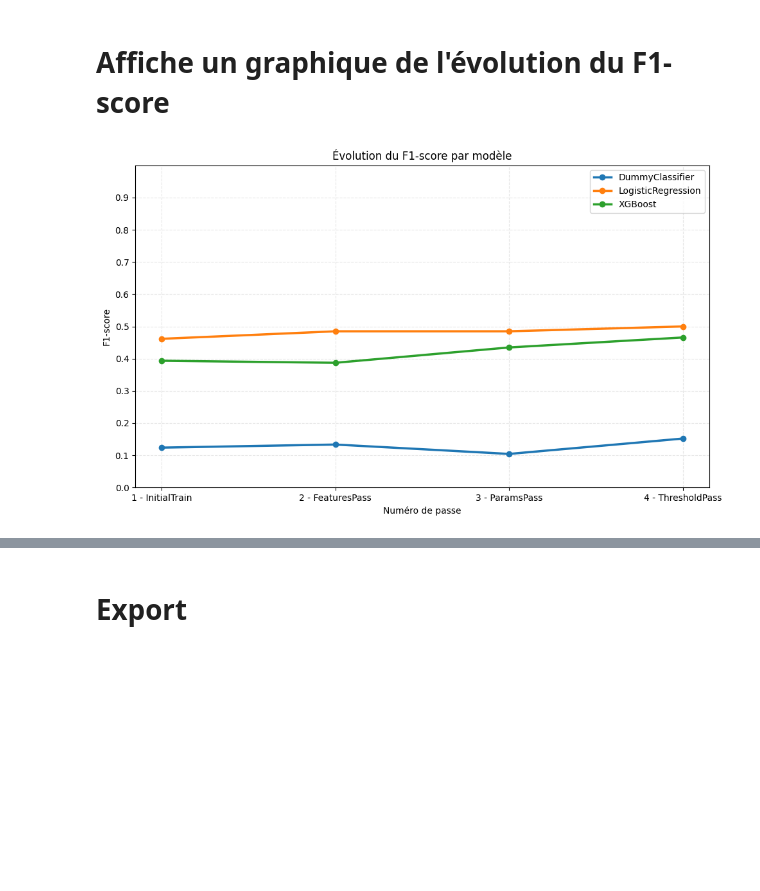
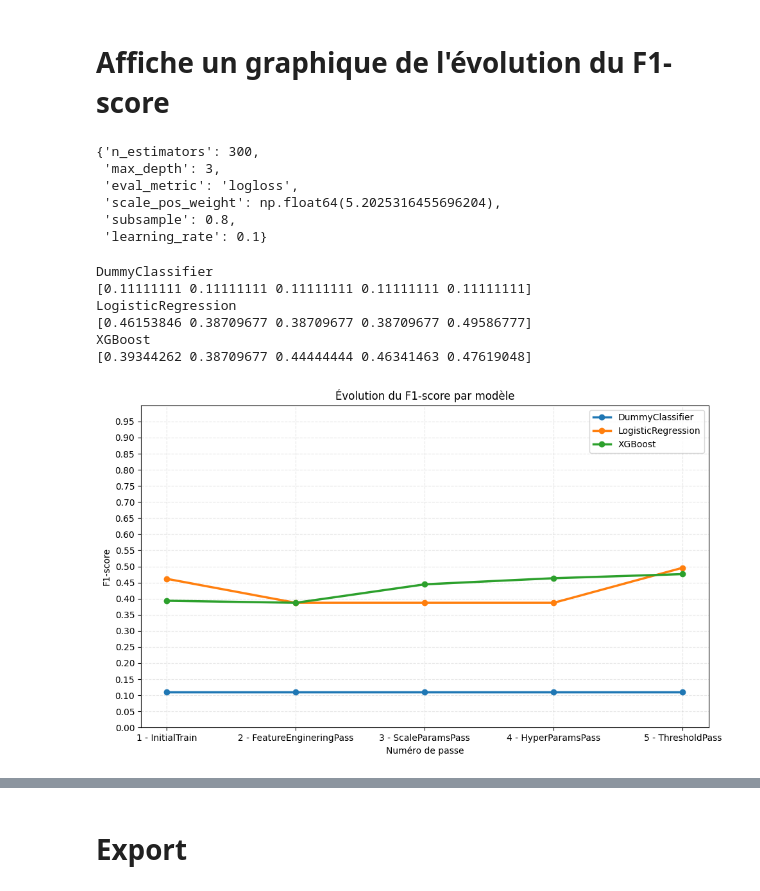
Before and after one commit to Ace4teaM/OCR-NovaTech, a Jupyter notebook: 3.modelisations.ipynb, the cells around one changed output, grey strips where cells are left out. Saved outputs shown, nothing was run; the diff lists cells and outputs as text; code cells hidden in the pictures; blank space fills up the shorter version.

```diff
--- a/3.modelisations.ipynb
+++ b/3.modelisations.ipynb
@@ -223,7 +225,6 @@ def entrainement_model(model_name: str, params, threshold, pred_test = True):
             "precision": precision_score(y_test, y_pred),
             "recall": recall_score(y_test, y_pred),
             "f1": f1_score(y_test, y_pred),
-            "r2": r2_score(y_test, y_pred),
             "auc" : roc_auc_score(y_test, y_proba),
             "y_proba" : y_proba,
             "y_pred" : y_pred,
@@ -248,7 +249,6 @@ def entrainement_model(model_name: str, params, threshold, pred_test = True):
         "precision": precision_score(y_train, y_pred_train),
         "recall": recall_score(y_train, y_pred_train),
         "f1": f1_score(y_train, y_pred_train),
-        "r2": r2_score(y_train, y_pred_train),
         "auc" : roc_auc_score(y_train, y_proba_train),
         "y_proba" : y_proba_train,
         "y_pred" : y_pred_train,
@@ -506,10 +507,12 @@ Si non, vérifier:
 * qualité des variables explicatives
 * surapprentissage ?
 # %%
-results = cross_validate("XGBoost", BaseTrain.XGBoostParams)
+if BaseTrain.threshold["XGBoost"] != 0.5:
+    raise RuntimeError("Pour comparer le recall de cross_validate avec le model, ce dernier doit utiliser un seuil de 0.5")
+
+results = cross_validate("XGBoost", BaseTrain.Params["XGBoost"]) # seuil implicite = 0.5
 
 result = next((x for x in passInst.results_list if x["model"] == "XGBoost"), None)
 
-print("recall score actuel:", result["recall"])
 print_split_distribution([results | result])
 # %% [output]
@@ -708,0 +754,31 @@ class GroupFeaturesPass(BaseTrain):
+# %%
+from sklearn.model_selection import GridSearchCV
+from xgboost import XGBClassifier
+
+run = False # executé 1 fois pour info
+
+if run:
+
+    model = XGBClassifier()
+
+    param_grid = {
+        "max_depth": [3, 5],
+        "n_estimators": [100, 300],
+        "learning_rate": [0.05, 0.1],
+        "subsample": [0.8, 1.0],
+        "reg_lambda": [1, 5],
+        "reg_alpha": [0, 1],
+        "colsample_bytree": [0.8, 1.0],
+        "min_child_weight": [1, 5]
+    }
+
+    grid = GridSearchCV(
+        estimator=model,
+        param_grid=param_grid,
+        scoring="f1",
+        cv=5,
+        n_jobs=-1,
+        verbose=1
+    )
+
+    grid.fit(X_train, y_train)
@@ -788,5 +939,14 @@ AUC
 # %% [markdown]
 # Affiche un graphique de l'évolution du F1-score
+# %%
+display(BaseTrain.Params["XGBoost"])
+# %% [output]
+{'n_estimators': 300,
+ 'max_depth': 3,
+ 'eval_metric': 'logloss',
+ 'scale_pos_weight': np.float64(5.2025316455696204),
+ 'subsample': 0.8,
+ 'learning_rate': 0.1}
 # %%
 import matplotlib.pyplot as plt
 import numpy as np
@@ -812,32 +972,42 @@ fig, ax = plt.subplots(figsize=(10, 6))
 x = range(1, len(BaseTrain.pass_list)+1, 1)  # numéro de passe
 
 i = 0
 for model in models:
 
     f1_scores = data[:, i]
 
     ax.plot(
         x,
         f1_scores,
         marker='o',
         linewidth=2.5,
         label=model
     )
 
+    print(models[i])
+    print(f1_scores)
+
     i += 1
+
 
 ax.set_ylim(0, 1)
 ax.set_title("Évolution du F1-score par modèle")
 ax.set_xlabel("Numéro de passe")
 ax.set_ylabel("F1-score")
 ax.grid(True, linestyle='--', alpha=0.3)
 ax.legend()
 
 
 labels_avec_numero = [f"{i+1} - {label}" for i, label in enumerate(BaseTrain.pass_names)]
 plt.xticks(x, labels_avec_numero)
-plt.yticks(np.arange(0, 1, 0.1))
+plt.yticks(np.arange(0, 1, 0.05))
 plt.tight_layout()
 plt.show()
 # %% [output]
+DummyClassifier
+[0.11111111 0.11111111 0.11111111 0.11111111 0.11111111]
+LogisticRegression
+[0.46153846 0.38709677 0.38709677 0.38709677 0.49586777]
+XGBoost
+[0.39344262 0.38709677 0.44444444 0.46341463 0.47619048]
-[figure, old version]
+[figure, new version]
```
Also changed, not shown: parts of 28 cells of this notebook, 6 other files.
